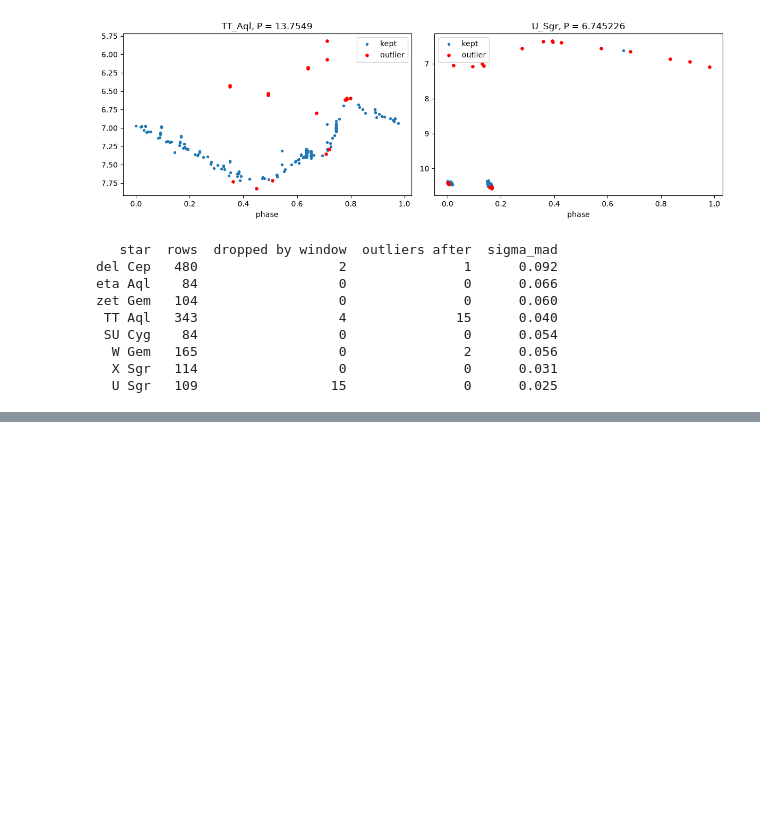
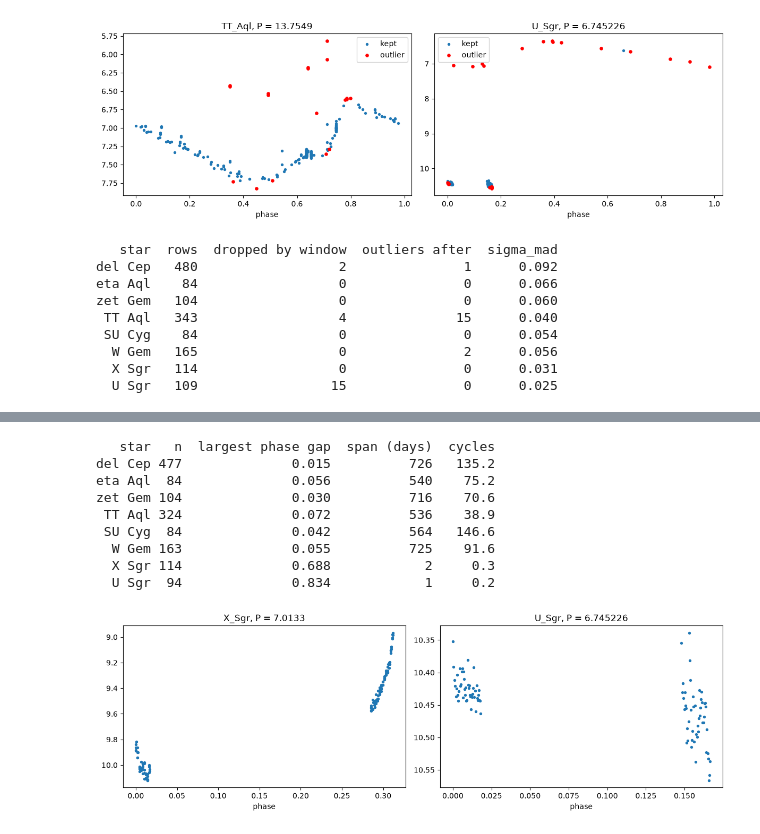
Before and after one commit to ananyamakkar/stellar-variability, a Jupyter notebook: notebooks/06_cepheid_sample_comparison.ipynb, the cells around one changed output, grey strips where cells are left out. Saved outputs shown, nothing was run; the diff lists cells and outputs as text; code cells hidden in the pictures; blank space fills up the shorter version.

Commit message:
06: add coverage rule, 6 stars remain

```diff
--- a/notebooks/06_cepheid_sample_comparison.ipynb
+++ b/notebooks/06_cepheid_sample_comparison.ipynb
@@ -390,0 +427,35 @@ zet Gem   104                  0               0      0.060
+# %%
+rows = []
+for _, t in targets[targets["kept"]].iterrows():
+    d = flag_outliers(gross_screen(load_star(t["AUID"], names[t["AUID"]])), t["Period"])
+    d = d[~d["outlier"]]
+    ph = np.sort(d["phase"].to_numpy())
+    gaps = np.diff(np.concatenate([ph, [ph[0] + 1]]))
+    rows.append({"star": t["Name"], "n": len(d),
+                 "largest phase gap": round(gaps.max(), 3),
+                 "span (days)": round(d["jd"].max() - d["jd"].min()),
+                 "cycles": round((d["jd"].max() - d["jd"].min()) / t["Period"], 1)})
+print(pd.DataFrame(rows).to_string(index=False))
+
+fig, ax = plt.subplots(1, 2, figsize=(12, 4))
+for a, auid, nm in [(ax[0], "000-BCW-977", "X_Sgr"), (ax[1], "000-BCC-568", "U_Sgr")]:
+    P = targets.loc[targets["AUID"] == auid, "Period"].iloc[0]
+    d = flag_outliers(gross_screen(load_star(auid, nm)), P)
+    d = d[~d["outlier"]]
+    a.scatter(d["phase"], d["mag"], s=8)
+    a.invert_yaxis()
+    a.set_title(f"{nm}, P = {P}")
+    a.set_xlabel("phase")
+plt.tight_layout()
+plt.show()
+# %% [output]
+   star   n  largest phase gap  span (days)  cycles
+del Cep 477              0.015          726   135.2
+eta Aql  84              0.056          540    75.2
+zet Gem 104              0.030          716    70.6
+ TT Aql 324              0.072          536    38.9
+ SU Cyg  84              0.042          564   146.6
+  W Gem 163              0.055          725    91.6
+  X Sgr 114              0.688            2     0.3
+  U Sgr  94              0.834            1     0.2
+[figure, added]
```
Also changed, not shown: parts of 3 cells of this notebook, 1 other file.
